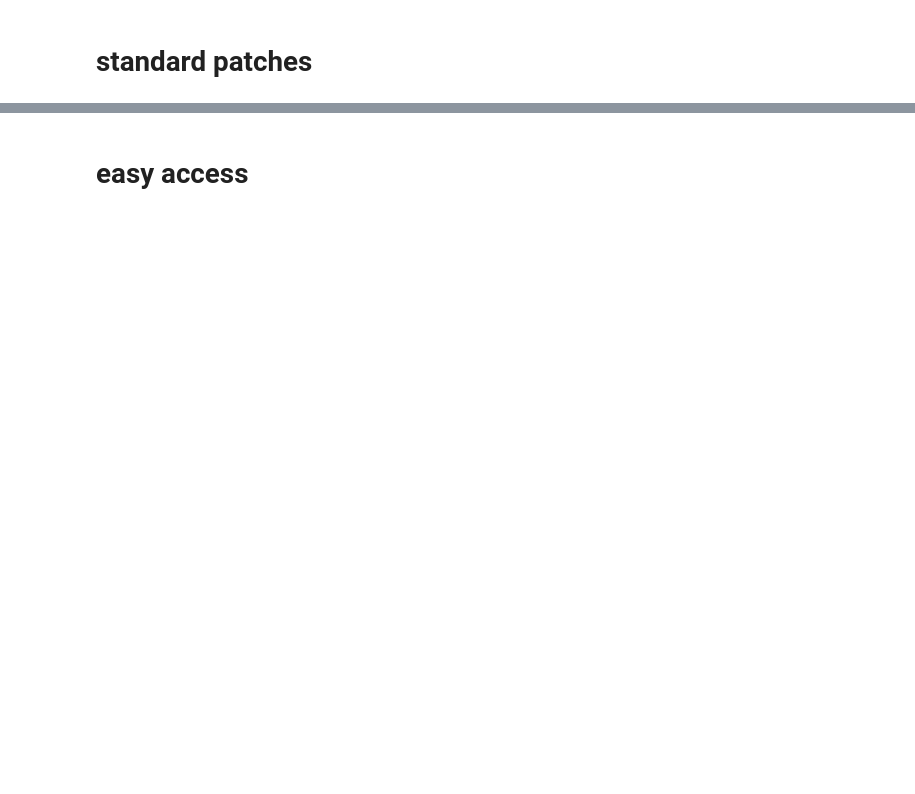
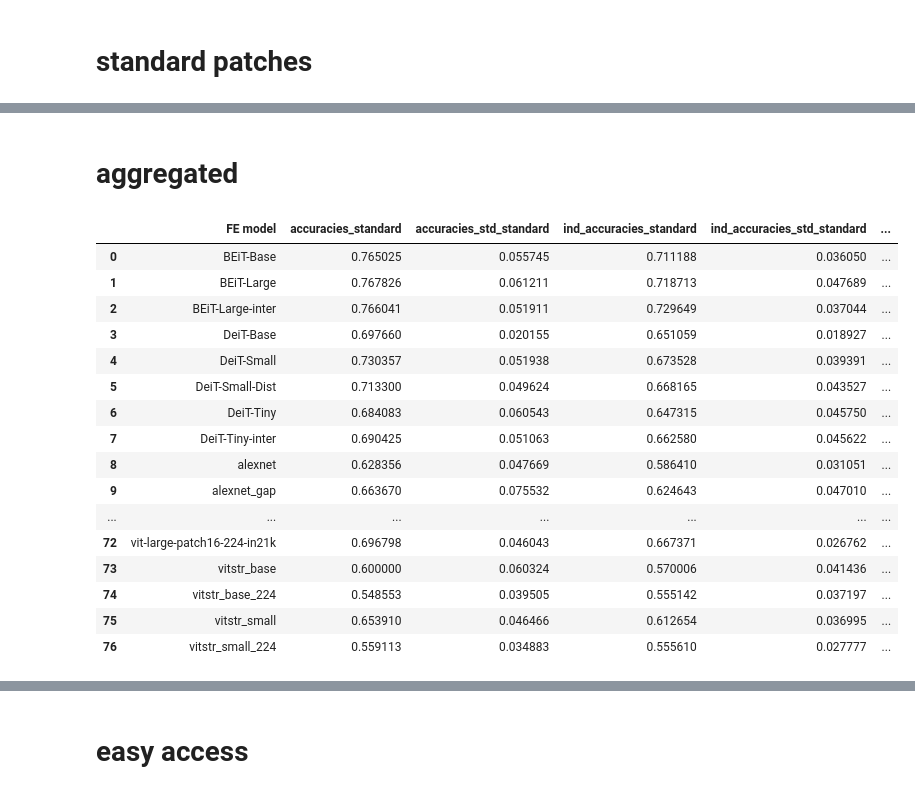
Before and after one commit to gitMorelli/gender_detection, a Jupyter notebook: notebooks/model_comparison_experiment/experiment_analysis.ipynb, the cells around one changed output, grey strips where cells are left out. Cells and saved outputs as stored; diff of their text form; code cells hidden in the pictures; blank space fills up the shorter version.

```diff
--- a/notebooks/model_comparison_experiment/experiment_analysis.ipynb
+++ b/notebooks/model_comparison_experiment/experiment_analysis.ipynb
@@ -73,0 +70,4 @@ Saved table image to: df_standard_patches_table_sig4.png
+# %%
+experiment='outputs\\results_standard_patches_single.json'
+df_standard_patches_single=process_results(experiment, df_pre_patch,name_suffix='single',box_and_whiskers=False)
+experiment_results['standard_patches_single'] = df_standard_patches_single
@@ -73,0 +98,6 @@ Saved table image to: df_standard_patches_table_sig4.png
+# %%
+experiment='outputs\\results_standard_body.json'
+df_standard_body=process_results(experiment, df_pre_patch,name_suffix='body',box_and_whiskers=False)
+experiment_results['standard_body'] = df_standard_body
+setting_display_options()
+display(df_standard_body.sort_values(by='accuracies_body', ascending=False))
@@ -73,0 +124,6 @@ Saved table image to: df_standard_patches_table_sig4.png
+# %%
+experiment='outputs\\results_standard_patches_generalization.json'
+df_generalization=process_generalization_results(experiment, df_pre_patch,name_suffix='standard',box_and_whiskers=False)
+experiment_results['generalization_standard'] = df_generalization
+setting_display_options()
+display(df_generalization.sort_values(by='generalization_standard', ascending=False))
@@ -73,0 +155,31 @@ Saved table image to: df_standard_patches_table_sig4.png
+# %% [markdown]
+# aggregated
+# %%
+# Merge all dataframes in experiment_results on 'FE model' column
+df_aggregated = None
+
+for key, df in experiment_results.items():
+    if df_aggregated is None:
+        df_aggregated = df.copy()
+    else:
+        df_aggregated = df_aggregated.merge(df, on='FE model', how='outer')
+
+display(df_aggregated)
+# %% [output]
+|  | FE model | accuracies_standard | accuracies_std_standard | ind_accuracies_standard | ind_accuracies_std_standard | ... |
+| 0 | BEiT-Base | 0.765025 | 0.055745 | 0.711188 | 0.036050 | ... |
+| 1 | BEiT-Large | 0.767826 | 0.061211 | 0.718713 | 0.047689 | ... |
+| 2 | BEiT-Large-inter | 0.766041 | 0.051911 | 0.729649 | 0.037044 | ... |
+| 3 | DeiT-Base | 0.697660 | 0.020155 | 0.651059 | 0.018927 | ... |
+| 4 | DeiT-Small | 0.730357 | 0.051938 | 0.673528 | 0.039391 | ... |
+| 5 | DeiT-Small-Dist | 0.713300 | 0.049624 | 0.668165 | 0.043527 | ... |
+| 6 | DeiT-Tiny | 0.684083 | 0.060543 | 0.647315 | 0.045750 | ... |
+| 7 | DeiT-Tiny-inter | 0.690425 | 0.051063 | 0.662580 | 0.045622 | ... |
+| 8 | alexnet | 0.628356 | 0.047669 | 0.586410 | 0.031051 | ... |
+| 9 | alexnet_gap | 0.663670 | 0.075532 | 0.624643 | 0.047010 | ... |
+| ... | ... | ... | ... | ... | ... | ... |
+| 72 | vit-large-patch16-224-in21k | 0.696798 | 0.046043 | 0.667371 | 0.026762 | ... |
+| 73 | vitstr_base | 0.600000 | 0.060324 | 0.570006 | 0.041436 | ... |
+| 74 | vitstr_base_224 | 0.548553 | 0.039505 | 0.555142 | 0.037197 | ... |
+| 75 | vitstr_small | 0.653910 | 0.046466 | 0.612654 | 0.036995 | ... |
+| 76 | vitstr_small_224 | 0.559113 | 0.034883 | 0.555610 | 0.027777 | ... |
```
Also changed, not shown: parts of 12 cells of this notebook, 26 other files.
